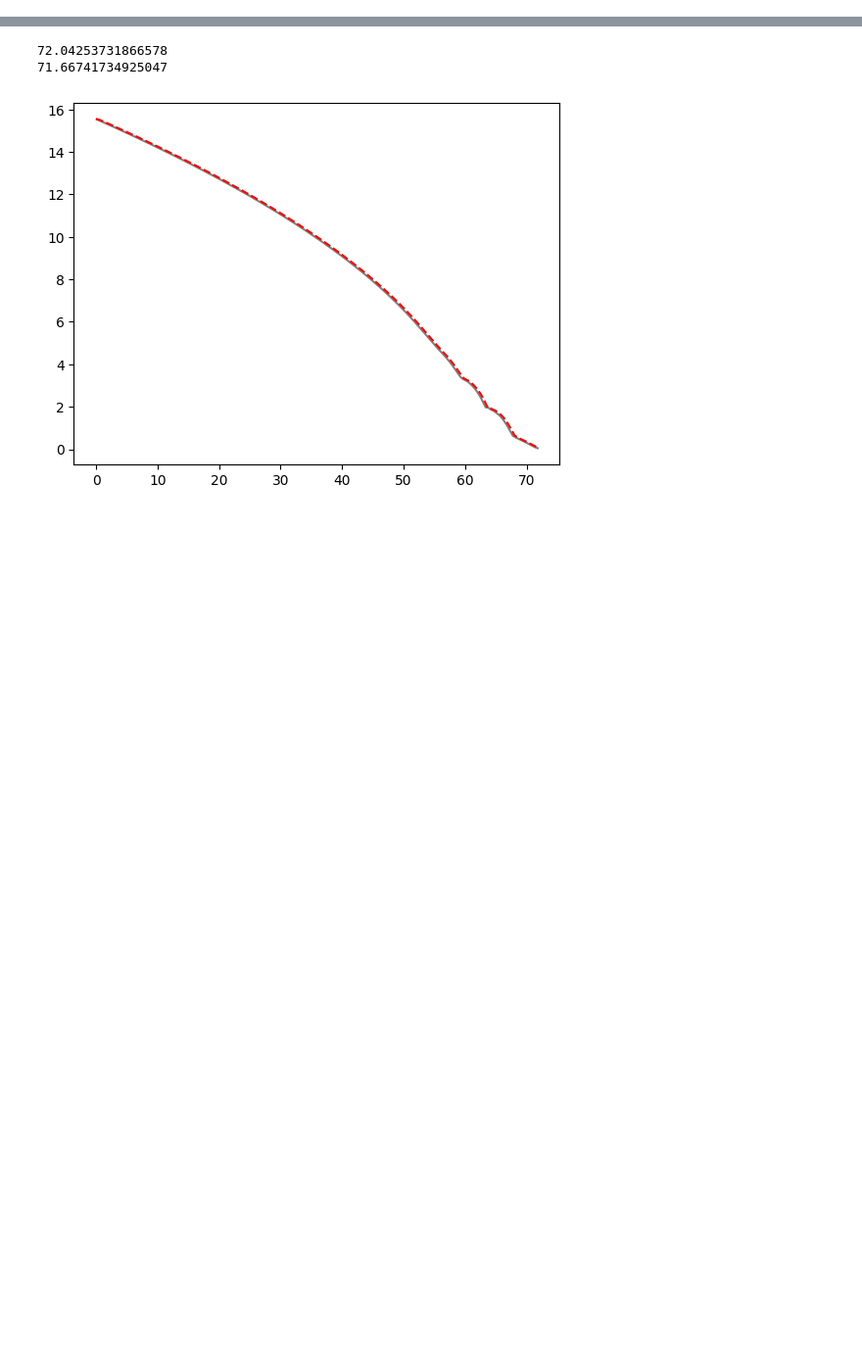
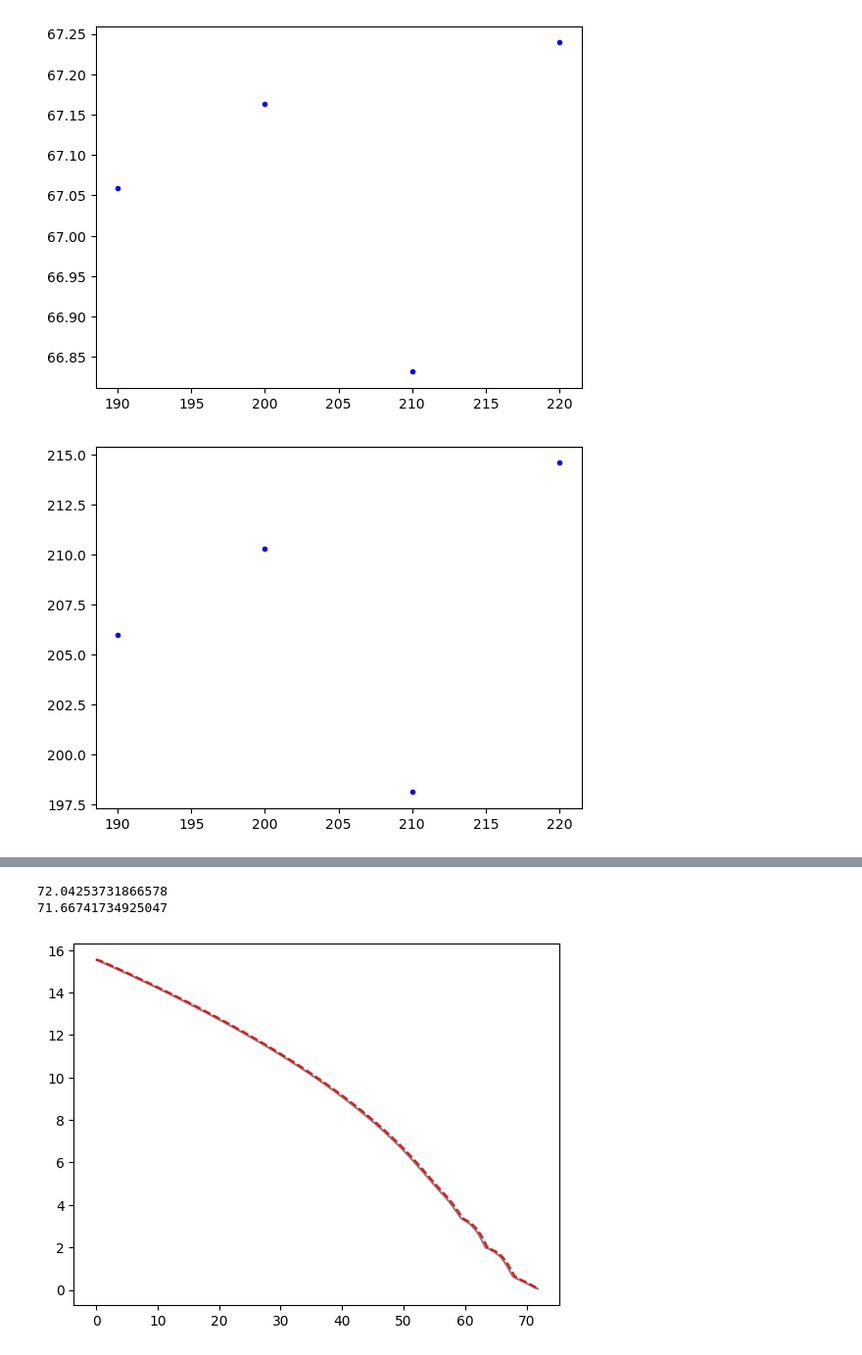
Before and after one commit to richard-von-eckardstein/GEFF, a Jupyter notebook: Testing.ipynb, the cells around one changed output, grey strips where cells are left out. Shown at 98% size. Cells and saved outputs as stored; diff of their text form; code cells hidden in the pictures; blank space fills up the shorter version.

```diff
--- a/Testing.ipynb
+++ b/Testing.ipynb
@@ -53,0 +47,11 @@ GEF1.SaveData()
+# %%
+
+plt.plot(success["n"], success["Nend"], "b.")
+plt.plot(fail["n"], fail["Nend"], "rx")
+plt.show()
+plt.plot(success["n"], success["tend"], "b.")
+plt.plot(fail["n"], fail["tend"], "rx")
+plt.show()
+# %% [output]
+[figure, added]
+[figure, added]
```
Also changed, not shown: parts of 9 cells of this notebook, 1 other file.
